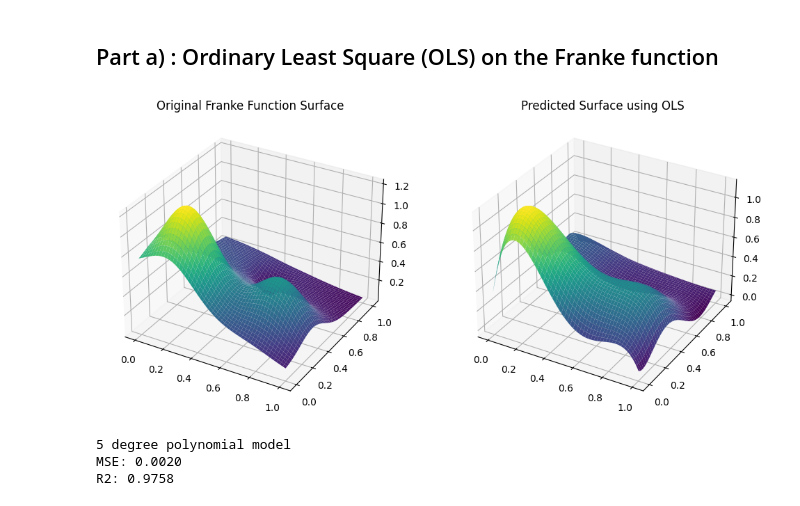
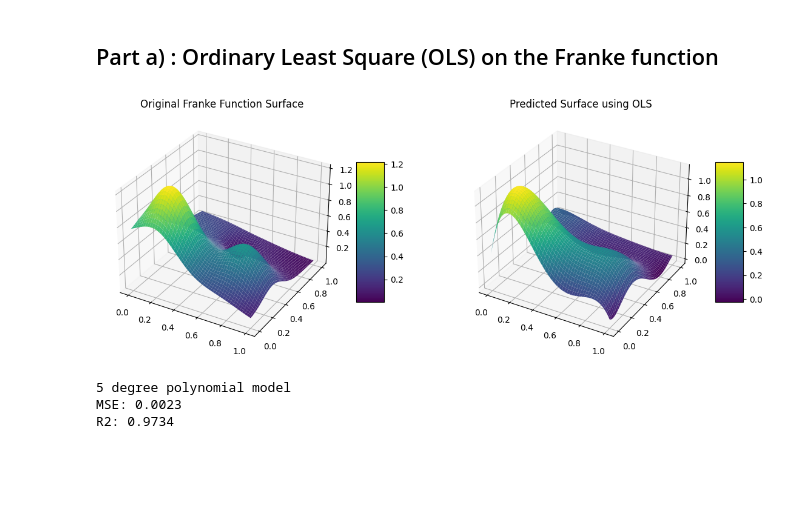
Before and after one commit to hishemok/FYS-STK4155, a Jupyter notebook: Project1/Project1.ipynb, the cells around one changed output. Drawn from its saved outputs; the diff is of its cells as text; code cells hidden in the pictures; blank space fills up the shorter version.

Commit message:
More comments and added scaling

```diff
--- a/Project1/Project1.ipynb
+++ b/Project1/Project1.ipynb
@@ -55,7 +55,7 @@ from sklearn.preprocessing import StandardScaler
 np.random.seed(0)
 
 # Generate data.
-n = 1000
+n = 100
 x = np.linspace(0, 1, n)
 y = np.linspace(0, 1, n)
 xm, ym = np.meshgrid(x,y)
@@ -83,8 +83,11 @@ def create_design_matrix(x, y, degree):
     column = 0
     for i in range(degree + 1):
         for j in range(degree + 1 - i):
+            # Create design matrix with columns 1, x, y, x^2, xy, y^2, x^3, x^2y, xy^2, y^3, ...
             input = (x**i * y**j)
             X[:,column] = input
+
+            # Create beta ticks only for plotting purposes
             if i== 0 and j == 0:
                 string = r"$1$"
             elif i == 0 and j != 0:
@@ -94,51 +97,62 @@ def create_design_matrix(x, y, degree):
             else:
                 string = r"$x^{i}y^{j}$".format(i=i, j=j)
             beta_ticks[column] = string
+
+
             column += 1
     return X, beta_ticks
 
 X,beta_ticks = create_design_matrix(x_flat, y_flat, degree)
 
+#Scaling the data
+Xmean = np.mean(X, axis=0)
+X[:,1:] = X[:,1:] - Xmean[1:]
+zmean = np.mean(z_flat)
+z_flat = z_flat - zmean
 
 # Split the data
 X_train, X_test, z_train, z_test = train_test_split(X, z_flat, test_size=0.2, random_state=42)
 
 
 # OLS regression
 beta = np.linalg.inv(X_train.T @ X_train) @ X_train.T @ z_train
 
 
 z_tilde = X_train @ beta
 z_pred = X_test @ beta
 z_model = X @ beta
 
 # Reshape for plotting
 z_model = z_model.reshape(xm.shape)
 
+#Undo scaling for visualization
+z_model = z_model + zmean
 
-fig = plt.figure(figsize=(12, 6))
+fig = plt.figure(figsize=(14, 6))
 # Original surface
 ax1 = fig.add_subplot(121, projection='3d')
-ax1.plot_surface(xm, ym, z, cmap='viridis')
+surf1 = ax1.plot_surface(xm, ym, z, cmap='viridis')
 ax1.set_title("Original Franke Function Surface")
+fig.colorbar(surf1, shrink=0.5, aspect=5)
 
 # Predicted surface
 ax2 = fig.add_subplot(122, projection='3d')
-ax2.plot_surface(xm, ym, z_model, cmap='viridis')
+surf2 = ax2.plot_surface(xm, ym, z_model, cmap='viridis')
 ax2.set_title("Predicted Surface using OLS")
+fig.colorbar(surf2, shrink=0.5, aspect=5)
 plt.show()
 
 # MSE and R2 score
 mse = mean_squared_error(z_test, z_pred)
 r2 = r2_score(z_test, z_pred)
 print('5 degree polynomial model')
 print(f"MSE: {mse:.4f}")
 print(f"R2: {r2:.4f}")
 # %% [output]
-[figure, old version]
+[figure, new version]
 5 degree polynomial model
-MSE: 0.0020
-R2: 0.9758
+MSE: 0.0023
+R2: 0.9734
 # %%
 #Calculate and plot MSE and R2 score as a function of the polynomial degree, Also plot the beta values
 
```
Also changed, not shown: parts of 2 cells of this notebook.
